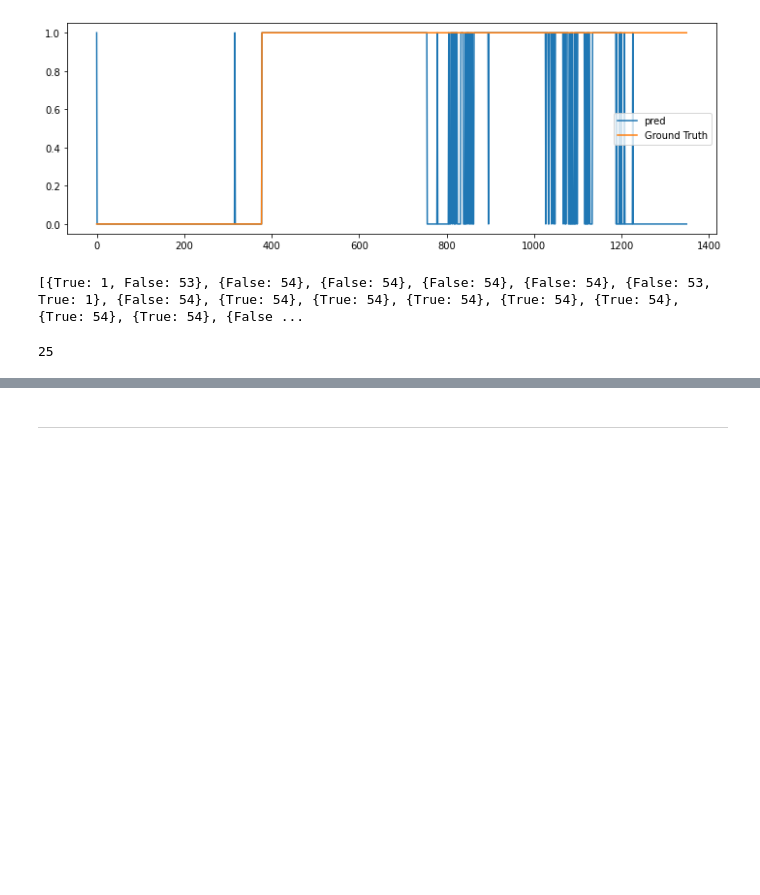
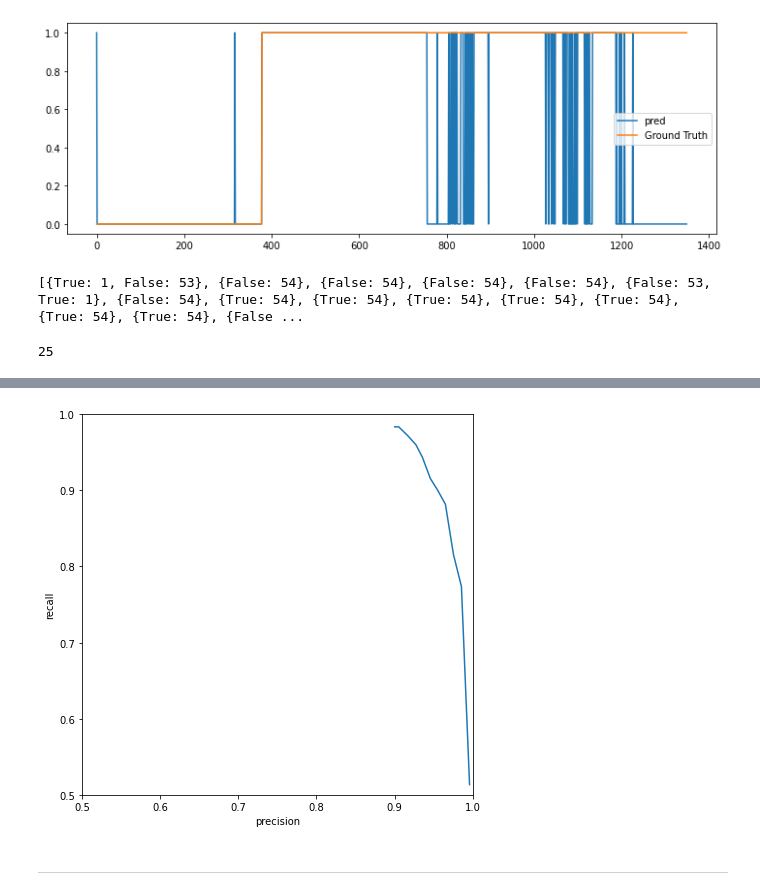
Before and after one commit to DSBA-Lab/Project_LG_Welding_AD, a Jupyter notebook: src/rule_based_feature_unsupervised_anode.ipynb, the cells around one changed output, grey strips where cells are left out. Drawn from its saved outputs; the diff is of its cells as text; code cells hidden in the pictures; blank space fills up the shorter version.

```diff
--- a/src/rule_based_feature_unsupervised_anode.ipynb
+++ b/src/rule_based_feature_unsupervised_anode.ipynb
@@ -606,0 +609,20 @@ len(bead_counter)
+# %%
+start = np.max(-IF_anomaly_score)
+end = np.min(-IF_anomaly_score)
+step = -(start-end)/1000
+
+history = {}
+
+for i in np.arange(np.max(-IF_anomaly_score), np.min(-IF_anomaly_score), step):
+    target = calc_seq(-IF_anomaly_score, np.array(Anode_Test_y), i, K=100)
+    if target[1] >= 0.9:
+        history[f"{target[1]:.2f}"] = {
+            'threshold': f"{i:.4f}",
+            'f1': f"{target[0]:.4f}",
+            'precision': f"{target[1]:.4f}",
+            'recall': f"{target[2]:.4f}"
+        }
+#     print(f'treshold: {i:.4f}, f1: {target[0]:.4f}, prec: {target[1]:.4f}, recall: {target[2]:.4f}')
+# %%
+pre_test = pd.DataFrame.from_dict(data=history, orient='columns')
+pre_test
@@ -607,2 +635,13 @@ len(bead_counter)
+# %%
+plt.figure(figsize=(7, 7))
+plt.plot(pre_test.loc['precision'].astype(float), pre_test.loc['recall'].astype(float))
+plt.axis([0.5, 1, 0.5, 1])
+plt.xlabel('precision')
+plt.ylabel('recall')
+# plt.xlim([0.5, 1])
+# plt.ylim([0.5, 1])
+plt.show()
+# %% [output]
+[figure, added]
 # %% [markdown]
 ---
```
Also changed, not shown: parts of 2 cells of this notebook, 1 other file.
